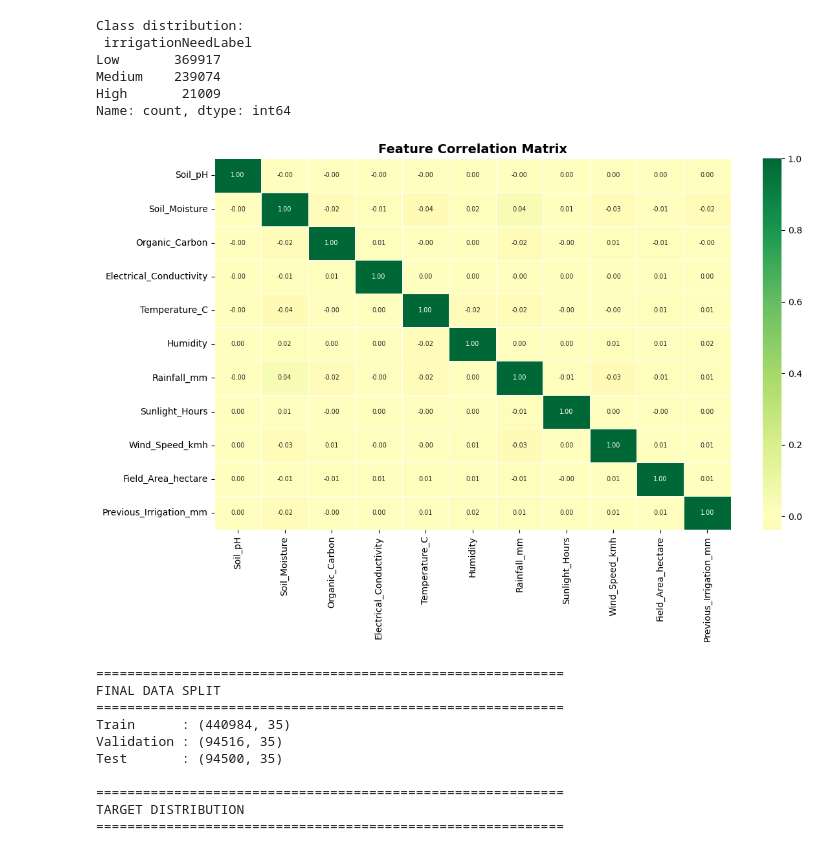
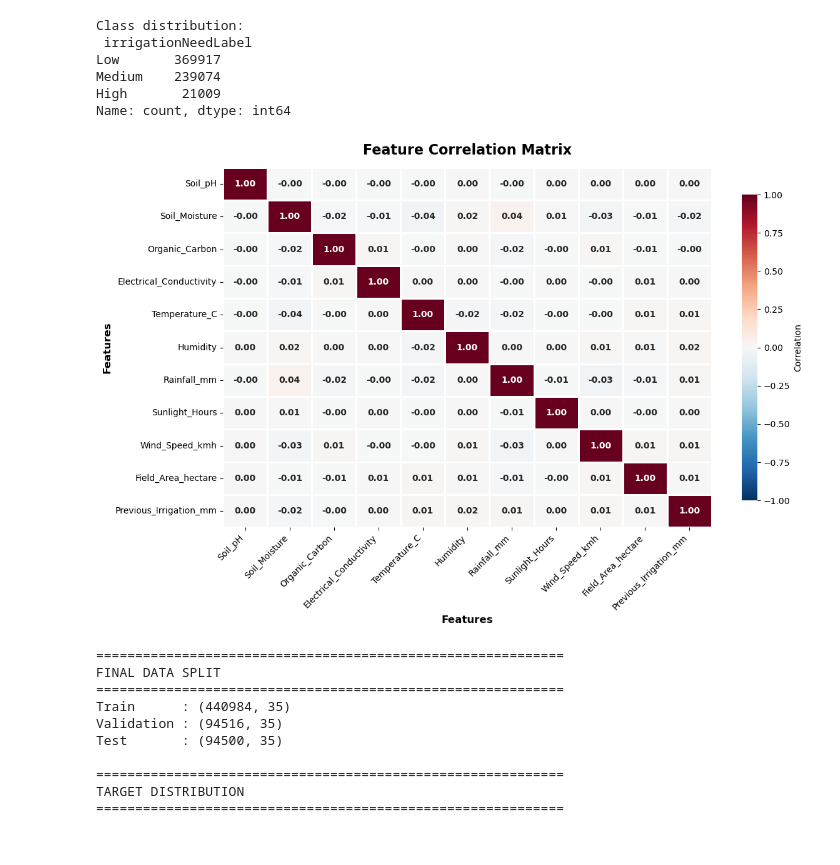
Before and after one commit to kumarsainit/precision-multiclass-irrigation-intelligence, a Jupyter notebook: notebook/train_model.ipynb, the cells around one changed output. Saved outputs shown, nothing was run; the diff lists cells and outputs as text; code cells hidden in the pictures.

```diff
--- a/notebook/train_model.ipynb
+++ b/notebook/train_model.ipynb
@@ -204,30 +179,64 @@ Name: count, dtype: int64
 # %%
 numericColumns = features.select_dtypes(
     include=[np.number]
 ).columns.tolist()
 
 plt.figure(figsize=(12, 8))
 
 sns.heatmap(
     features[numericColumns].corr(),
     annot=True,
     fmt='.2f',
-    cmap='RdYlGn',
+    cmap='RdBu_r',
     center=0,
-    linewidths=0.5,
-    annot_kws={'size': 7}
+    vmin=-1,
+    vmax=1,
+    linewidths=0.8,
+    linecolor='white',
+    annot_kws={
+        'size': 10,
+        'weight': 'bold'
+    },
+    cbar_kws={
+        'shrink': 0.85,
+        'label': 'Correlation'
+    }
 )
 
 plt.title(
     'Feature Correlation Matrix',
-    fontsize=14,
+    fontsize=16,
+    fontweight='bold',
+    pad=15
+)
+
+plt.xlabel(
+    'Features',
+    fontsize=12,
     fontweight='bold'
+)
+
+plt.ylabel(
+    'Features',
+    fontsize=12,
+    fontweight='bold'
+)
+
+plt.xticks(
+    rotation=45,
+    ha='right',
+    fontsize=10
+)
+
+plt.yticks(
+    rotation=0,
+    fontsize=10
 )
 
 plt.tight_layout()
 plt.show()
 # %% [output]
-[figure, old version]
+[figure, new version]
 # %%
 XEncoded = pd.get_dummies(features, drop_first=True)
 
```
Also changed, not shown: parts of 12 cells of this notebook, 20 other files.
